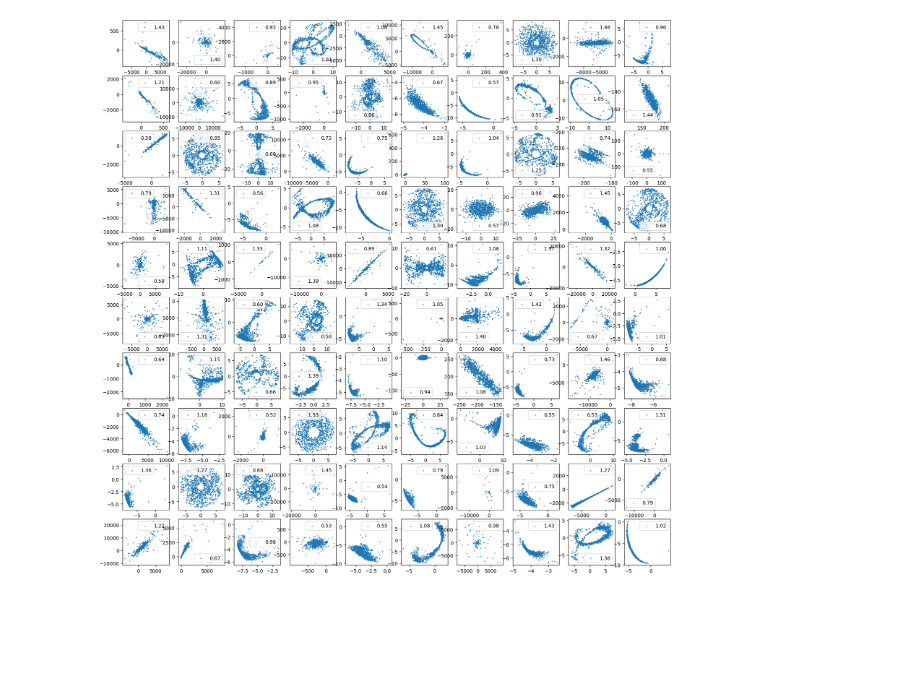
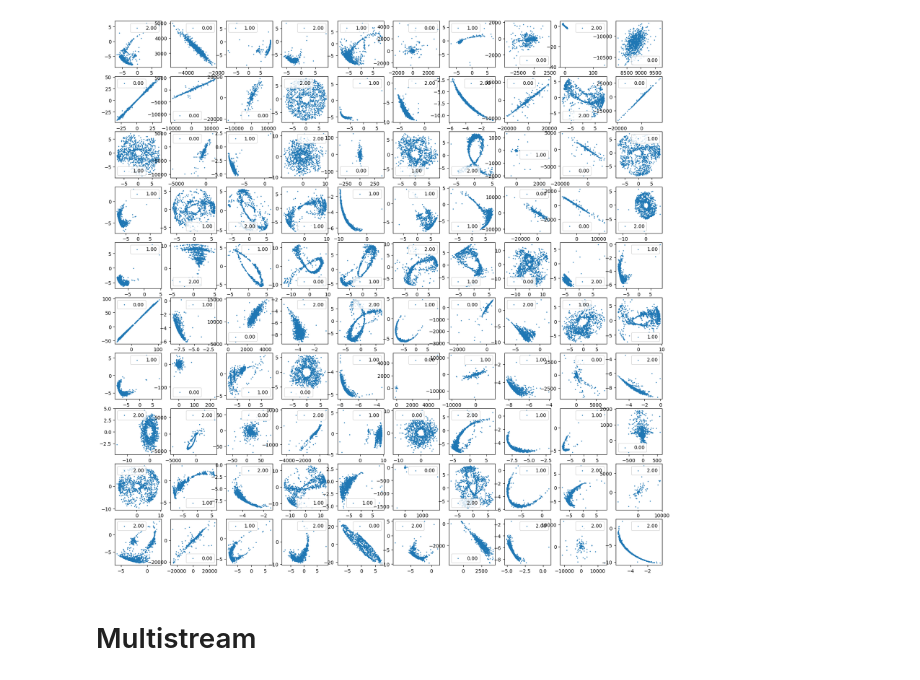
Before and after one commit to vepe99/diffusion-experiments, a Jupyter notebook: case_study5/galax_test/particle_spray_comparison_galax.ipynb, the cells around one changed output. Drawn from its saved outputs; the diff is of its cells as text; code cells hidden in the pictures; blank space fills up the shorter version.

```diff
--- a/case_study5/galax_test/particle_spray_comparison_galax.ipynb
+++ b/case_study5/galax_test/particle_spray_comparison_galax.ipynb
@@ -16,7 +16,7 @@ import jax.random as jr
 import jax
 # %%
 i = 1
-data = np.load(f'../project_stream/data/streams/data/simulation_{i}.npz')
+data = np.load(f'../project_stream/data/streams/data_galax/simulation_{i}.npz')
 sim_data = data['sim_data_carthesian']
 
 for k in data.keys():
@@ -110,11 +125,13 @@ stream_c25, _ = func(jr.key(0), t_array, w0, prog_mass)
 # %%
 fig = plt.figure(figsize=(20, 20))
 for idx, i in enumerate(range(0, 100)):
     data = np.load(f'../project_stream/data/streams/data/simulation_{i}.npz')
     sim_data = data['sim_data_carthesian']
 
     ax = fig.add_subplot(10, 10, idx+1)
-    ax.scatter(sim_data[:, 0], sim_data[:, 1], s=1, label=f"{data['q2_Triaxial_halo'][0]:.2f}")
+    ax.scatter(sim_data[:, 0], sim_data[:, 1], s=1, label=f"{data['j'][0]:.2f}")
     ax.legend()
 # %% [output]
-[figure, old version]
+[figure, new version]
+# %% [markdown]
+# Multistream
```
Also changed, not shown: parts of 4 cells of this notebook, 5 other files.
